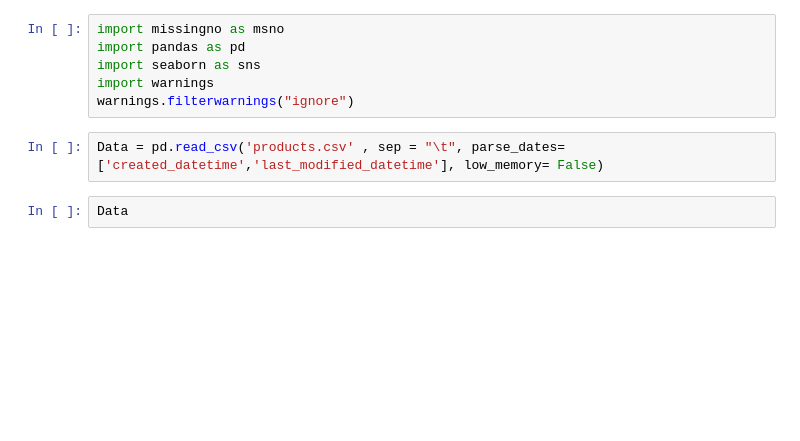
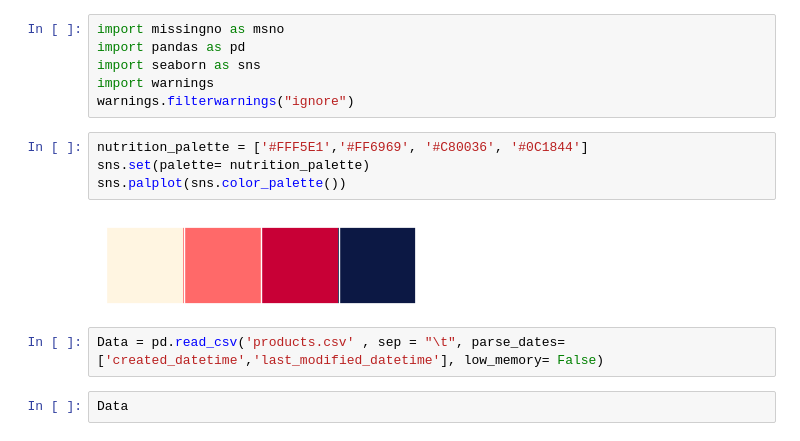
Before and after one commit to krichenyoussef/data_cleaning-, a Jupyter notebook: nettoyage.ipynb, the cells around one changed output. Saved outputs shown, nothing was run; the diff lists cells and outputs as text; blank space fills up the shorter version.

```diff
--- a/nettoyage.ipynb
+++ b/nettoyage.ipynb
@@ -26,6 +6,12 @@ import pandas as pd
 import seaborn as sns
 import warnings
 warnings.filterwarnings("ignore")
+# %%
+nutrition_palette = ['#FFF5E1','#FF6969', '#C80036', '#0C1844']
+sns.set(palette= nutrition_palette)
+sns.palplot(sns.color_palette())
+# %% [output]
+[figure, added]
 # %%
 Data = pd.read_csv('products.csv' , sep = "\t", parse_dates=['created_datetime','last_modified_datetime'], low_memory= False)
 # %%
```
Also changed, not shown: parts of 16 cells of this notebook.
